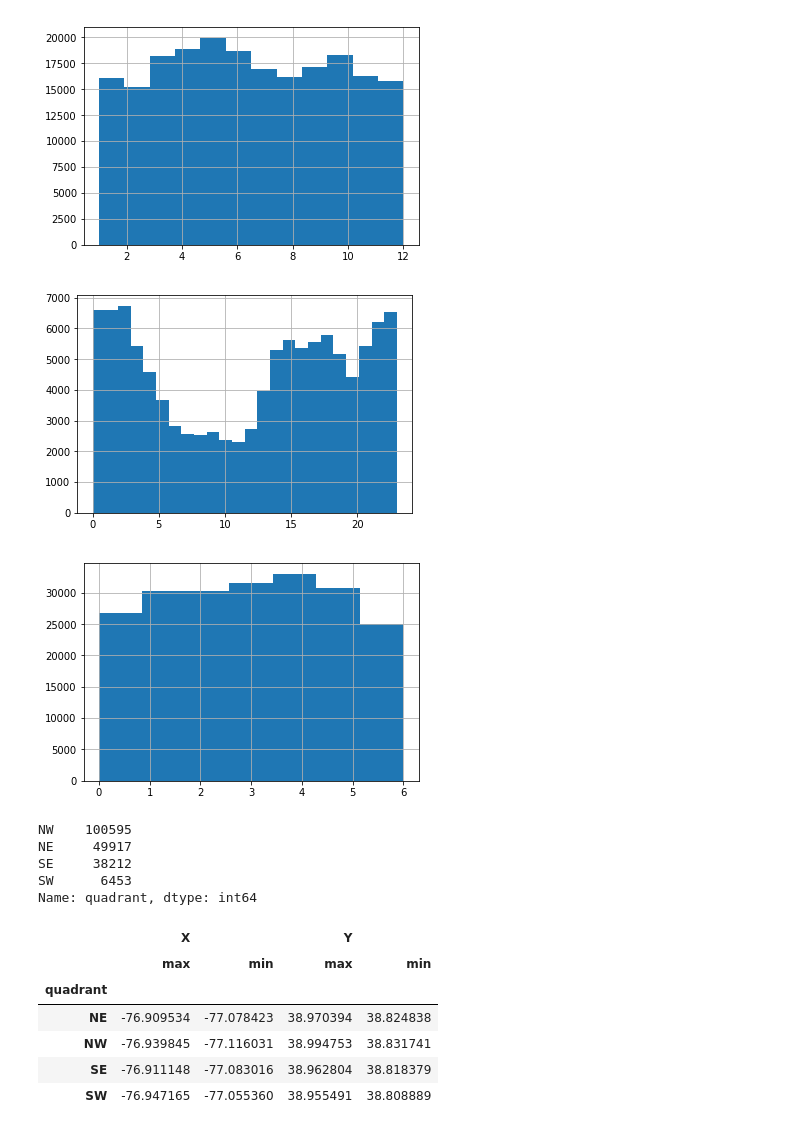
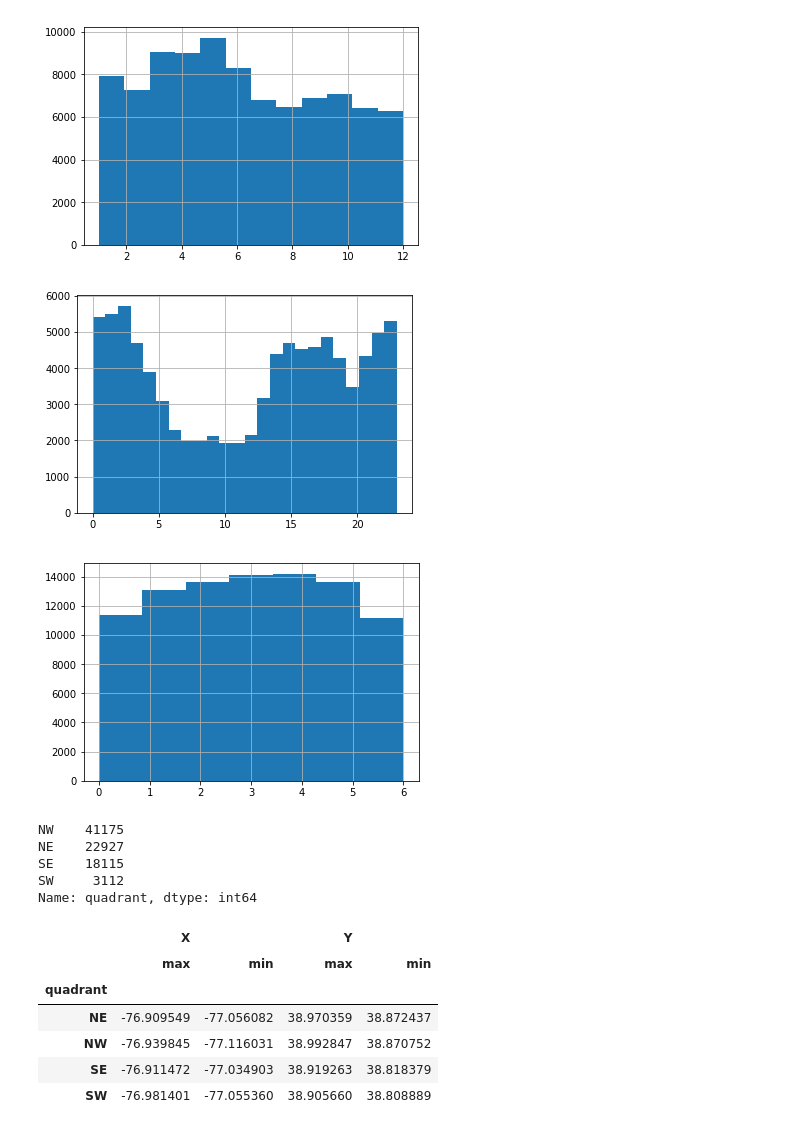
Before and after one commit to aschams/FlatironProject3, a Jupyter notebook: DC_Crashes_Keita.ipynb, the cells around one changed output. Saved outputs shown, nothing was run; the diff lists cells and outputs as text; code cells hidden in the pictures.

```diff
--- a/DC_Crashes_Keita.ipynb
+++ b/DC_Crashes_Keita.ipynb
@@ -26,6 +20,8 @@ df["report_minute"] = df.REPORTDATE.apply(lambda date: date.minute)
 df["report_hour"] = df.REPORTDATE.apply(lambda date: date.hour)
 df["report_month"] = df.REPORTDATE.apply(lambda date: date.month)
 df["report_year"] = df.REPORTDATE.apply(lambda date: date.year)
+df["report_date"] = df.REPORTDATE.apply(lambda date: date.date)
 df["report_day_of_week"] = df.REPORTDATE.apply(lambda date: date.dayofweek)
 df["quadrant"] = df.ADDRESS.str.extract(r" ([NS][WE])\b")
 df["ward"] = df.WARD.str.extract(r"([1-8])")
+df["weekend"] = df.report_day_of_week >=5
@@ -32,3 +38,5 @@ df["ward"] = df.WARD.str.extract(r"([1-8])")
+# %%
+df = df.loc[((df.report_year>2015)&(df.report_year<=2019))]
 # %%
 df.ward.value_counts()
 # %% [output]
@@ -87,26 +95,26 @@ df.head().T
 df.report_month.hist(bins=12)
 plt.show()
 # %% [output]
-[figure, old version]
+[figure, new version]
 # %%
 df_except_five_oclock = df.loc[~((df.report_hour==5) & (df.report_minute==0) & (df.report_second==0))]
 df_except_five_oclock.report_hour.hist(bins=24)
 plt.show()
 # %% [output]
-[figure, old version]
+[figure, new version]
 # %%
 day_of_week = {0:"Monday", 1:"Tuesday", 2:"Wednesday", 3:"Thursday", 4:"Friday", 5:"Saturday", 6:"Sunday"}
-df.report_day_of_week.hist(bins=7)
+df_except_five_oclock.report_day_of_week.hist(bins=7)
 plt.show()
 # %% [output]
-[figure, old version]
+[figure, new version]
 # %%
 df.quadrant.value_counts()
 # %% [output]
-NW    100595
-NE     49917
-SE     38212
-SW      6453
+NW    41175
+NE    22927
+SE    18115
+SW     3112
 Name: quadrant, dtype: int64
 # %%
 df.groupby("quadrant")[["X", "Y"]].agg(["max","min"])
@@ -114,10 +122,10 @@ df.groupby("quadrant")[["X", "Y"]].agg(["max","min"])
 |  | X |  | Y |  |
 |  | max | min | max | min |
 | quadrant |  |  |  |  |
-| NE | -76.909534 | -77.078423 | 38.970394 | 38.824838 |
-| NW | -76.939845 | -77.116031 | 38.994753 | 38.831741 |
-| SE | -76.911148 | -77.083016 | 38.962804 | 38.818379 |
-| SW | -76.947165 | -77.055360 | 38.955491 | 38.808889 |
+| NE | -76.909549 | -77.056082 | 38.970359 | 38.872437 |
+| NW | -76.939845 | -77.116031 | 38.992847 | 38.870752 |
+| SE | -76.911472 | -77.034903 | 38.919263 | 38.818379 |
+| SW | -76.981401 | -77.055360 | 38.905660 | 38.808889 |
 # %%
 fig, ax = plt.subplots(2,4, sharey=True, figsize=(16,8))
 fig.suptitle("Crash Reports by Month and Day of the Week", fontsize=20)
```
Also changed, not shown: parts of 59 cells of this notebook, 1 other file.
